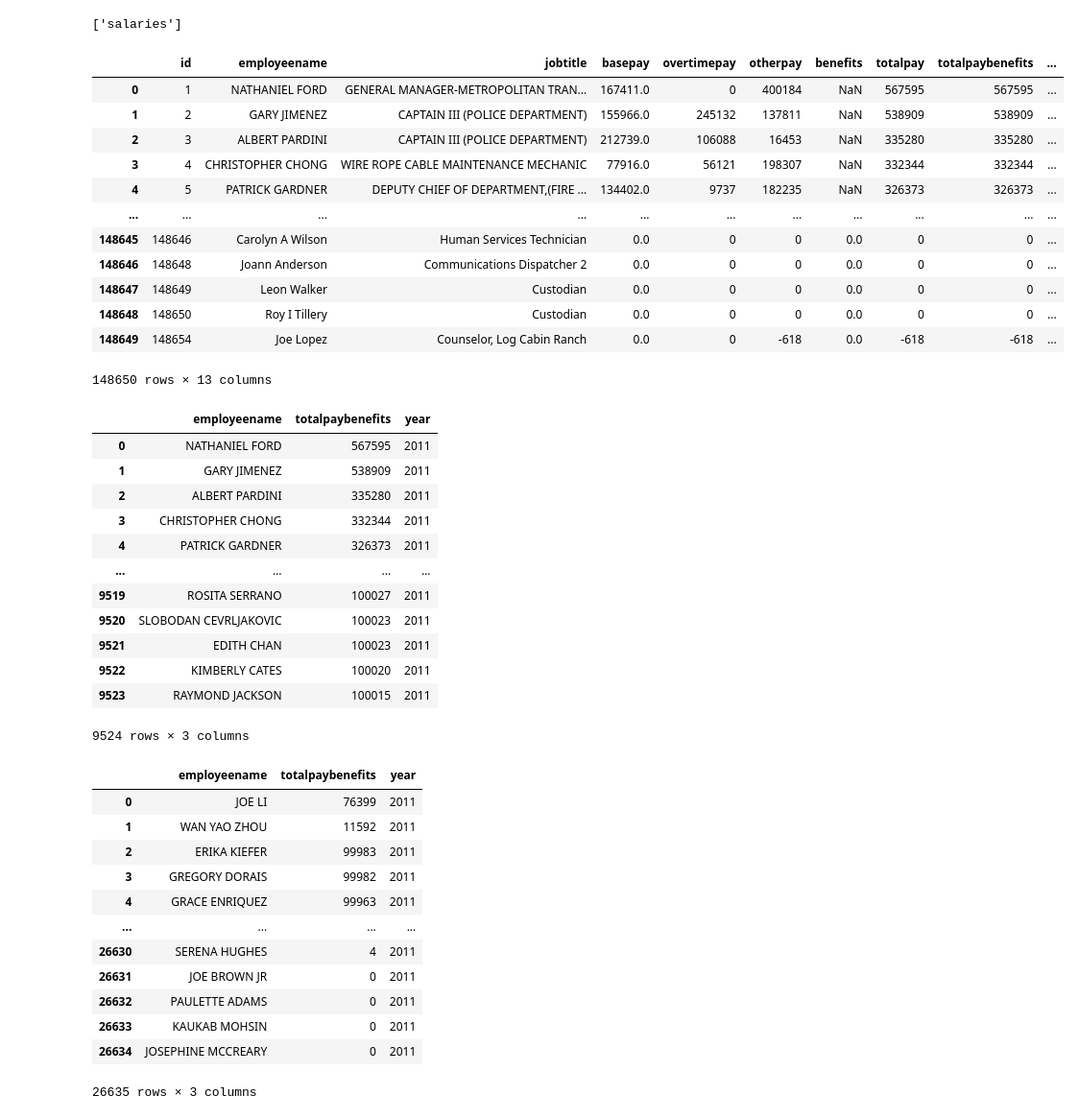
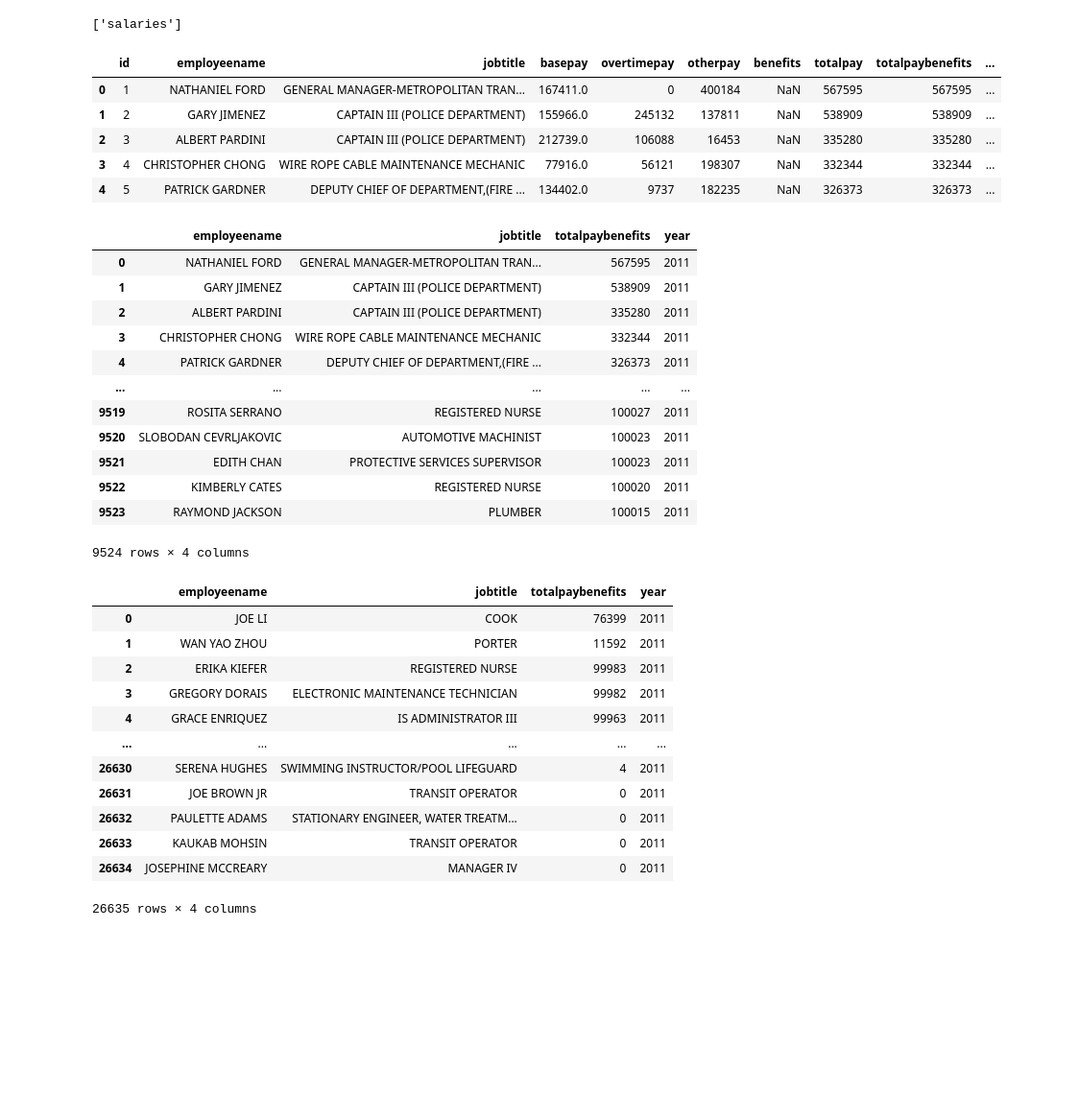
Before and after one commit to lina3362/ETL---Project, a Jupyter notebook: SF Salary 2011/Untitled.ipynb, the cells around one changed output. Shown at 96% size. Drawn from its saved outputs; the diff is of its cells as text; code cells hidden in the pictures; blank space fills up the shorter version.

```diff
--- a/SF Salary 2011/Untitled.ipynb
+++ b/SF Salary 2011/Untitled.ipynb
@@ -19,60 +19,53 @@ inspector.get_table_names()
 # %%
 #Create a dataframe shows salaries
 Salary = pd.read_sql("SELECT * FROM salaries ORDER BY id", conn)
 
-Salary
+Salary.head()
 # %% [output]
 |  | id | employeename | jobtitle | basepay | overtimepay | otherpay | benefits | totalpay | totalpaybenefits | ... |
 | 0 | 1 | NATHANIEL FORD | GENERAL MANAGER-METROPOLITAN TRAN... | 167411.0 | 0 | 400184 | NaN | 567595 | 567595 | ... |
 | 1 | 2 | GARY JIMENEZ | CAPTAIN III (POLICE DEPARTMENT) | 155966.0 | 245132 | 137811 | NaN | 538909 | 538909 | ... |
 | 2 | 3 | ALBERT PARDINI | CAPTAIN III (POLICE DEPARTMENT) | 212739.0 | 106088 | 16453 | NaN | 335280 | 335280 | ... |
 | 3 | 4 | CHRISTOPHER CHONG | WIRE ROPE CABLE MAINTENANCE MECHANIC | 77916.0 | 56121 | 198307 | NaN | 332344 | 332344 | ... |
 | 4 | 5 | PATRICK GARDNER | DEPUTY CHIEF OF DEPARTMENT,(FIRE ... | 134402.0 | 9737 | 182235 | NaN | 326373 | 326373 | ... |
-| ... | ... | ... | ... | ... | ... | ... | ... | ... | ... | ... |
-| 148645 | 148646 | Carolyn A Wilson | Human Services Technician | 0.0 | 0 | 0 | 0.0 | 0 | 0 | ... |
-| 148646 | 148648 | Joann Anderson | Communications Dispatcher 2 | 0.0 | 0 | 0 | 0.0 | 0 | 0 | ... |
-| 148647 | 148649 | Leon Walker | Custodian | 0.0 | 0 | 0 | 0.0 | 0 | 0 | ... |
-| 148648 | 148650 | Roy I Tillery | Custodian | 0.0 | 0 | 0 | 0.0 | 0 | 0 | ... |
-| 148649 | 148654 | Joe Lopez | Counselor, Log Cabin Ranch | 0.0 | 0 | -618 | 0.0 | -618 | -618 | ... |
-148650 rows × 13 columns
 # %%
-employee_2011_rich = pd.read_sql(''' SELECT EmployeeName, totalpaybenefits, Year
+employee_2011_rich = pd.read_sql(''' SELECT EmployeeName, jobtitle, totalpaybenefits, Year
                                 FROM Salaries
                                 WHERE Year = '2011' AND totalpaybenefits >= '100000'
                                        ''', conn)
 employee_2011_rich
 # %% [output]
-|  | employeename | totalpaybenefits | year |
-| 0 | NATHANIEL FORD | 567595 | 2011 |
-| 1 | GARY JIMENEZ | 538909 | 2011 |
-| 2 | ALBERT PARDINI | 335280 | 2011 |
-| 3 | CHRISTOPHER CHONG | 332344 | 2011 |
-| 4 | PATRICK GARDNER | 326373 | 2011 |
-| ... | ... | ... | ... |
-| 9519 | ROSITA SERRANO | 100027 | 2011 |
-| 9520 | SLOBODAN CEVRLJAKOVIC | 100023 | 2011 |
-| 9521 | EDITH CHAN | 100023 | 2011 |
-| 9522 | KIMBERLY CATES | 100020 | 2011 |
-| 9523 | RAYMOND JACKSON | 100015 | 2011 |
+|  | employeename | jobtitle | totalpaybenefits | year |
+| 0 | NATHANIEL FORD | GENERAL MANAGER-METROPOLITAN TRAN... | 567595 | 2011 |
+| 1 | GARY JIMENEZ | CAPTAIN III (POLICE DEPARTMENT) | 538909 | 2011 |
+| 2 | ALBERT PARDINI | CAPTAIN III (POLICE DEPARTMENT) | 335280 | 2011 |
+| 3 | CHRISTOPHER CHONG | WIRE ROPE CABLE MAINTENANCE MECHANIC | 332344 | 2011 |
+| 4 | PATRICK GARDNER | DEPUTY CHIEF OF DEPARTMENT,(FIRE ... | 326373 | 2011 |
+| ... | ... | ... | ... | ... |
+| 9519 | ROSITA SERRANO | REGISTERED NURSE | 100027 | 2011 |
+| 9520 | SLOBODAN CEVRLJAKOVIC | AUTOMOTIVE MACHINIST | 100023 | 2011 |
+| 9521 | EDITH CHAN | PROTECTIVE SERVICES SUPERVISOR | 100023 | 2011 |
+| 9522 | KIMBERLY CATES | REGISTERED NURSE | 100020 | 2011 |
+| 9523 | RAYMOND JACKSON | PLUMBER | 100015 | 2011 |
-9524 rows × 3 columns
+9524 rows × 4 columns
 # %%
-employee_2011_lesspay = pd.read_sql(''' SELECT EmployeeName, totalpaybenefits, Year
+employee_2011_lesspay = pd.read_sql(''' SELECT EmployeeName, jobtitle, totalpaybenefits, Year
                                 FROM Salaries
                                 WHERE Year = '2011' AND totalpaybenefits < '100000'
                                        ''', conn)
 employee_2011_lesspay
 # %% [output]
-|  | employeename | totalpaybenefits | year |
-| 0 | JOE LI | 76399 | 2011 |
-| 1 | WAN YAO ZHOU | 11592 | 2011 |
-| 2 | ERIKA KIEFER | 99983 | 2011 |
-| 3 | GREGORY DORAIS | 99982 | 2011 |
-| 4 | GRACE ENRIQUEZ | 99963 | 2011 |
-| ... | ... | ... | ... |
-| 26630 | SERENA HUGHES | 4 | 2011 |
-| 26631 | JOE BROWN JR | 0 | 2011 |
-| 26632 | PAULETTE ADAMS | 0 | 2011 |
-| 26633 | KAUKAB MOHSIN | 0 | 2011 |
-| 26634 | JOSEPHINE MCCREARY | 0 | 2011 |
+|  | employeename | jobtitle | totalpaybenefits | year |
+| 0 | JOE LI | COOK | 76399 | 2011 |
+| 1 | WAN YAO ZHOU | PORTER | 11592 | 2011 |
+| 2 | ERIKA KIEFER | REGISTERED NURSE | 99983 | 2011 |
+| 3 | GREGORY DORAIS | ELECTRONIC MAINTENANCE TECHNICIAN | 99982 | 2011 |
+| 4 | GRACE ENRIQUEZ | IS ADMINISTRATOR III | 99963 | 2011 |
+| ... | ... | ... | ... | ... |
+| 26630 | SERENA HUGHES | SWIMMING INSTRUCTOR/POOL LIFEGUARD | 4 | 2011 |
+| 26631 | JOE BROWN JR | TRANSIT OPERATOR | 0 | 2011 |
+| 26632 | PAULETTE ADAMS | STATIONARY ENGINEER, WATER TREATM... | 0 | 2011 |
+| 26633 | KAUKAB MOHSIN | TRANSIT OPERATOR | 0 | 2011 |
+| 26634 | JOSEPHINE MCCREARY | MANAGER IV | 0 | 2011 |
-26635 rows × 3 columns
+26635 rows × 4 columns
 # %%
```
Also changed, not shown: parts of 7 cells of this notebook.
